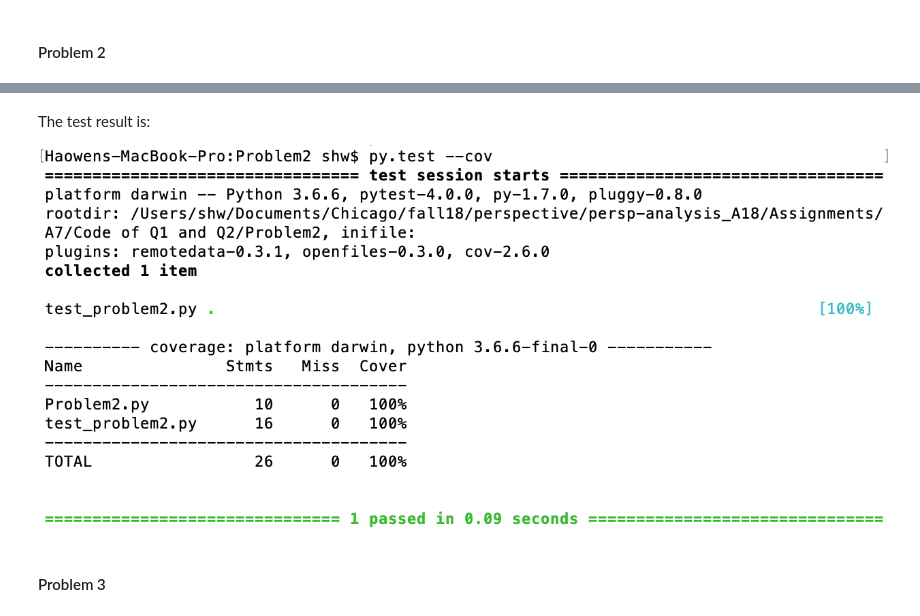
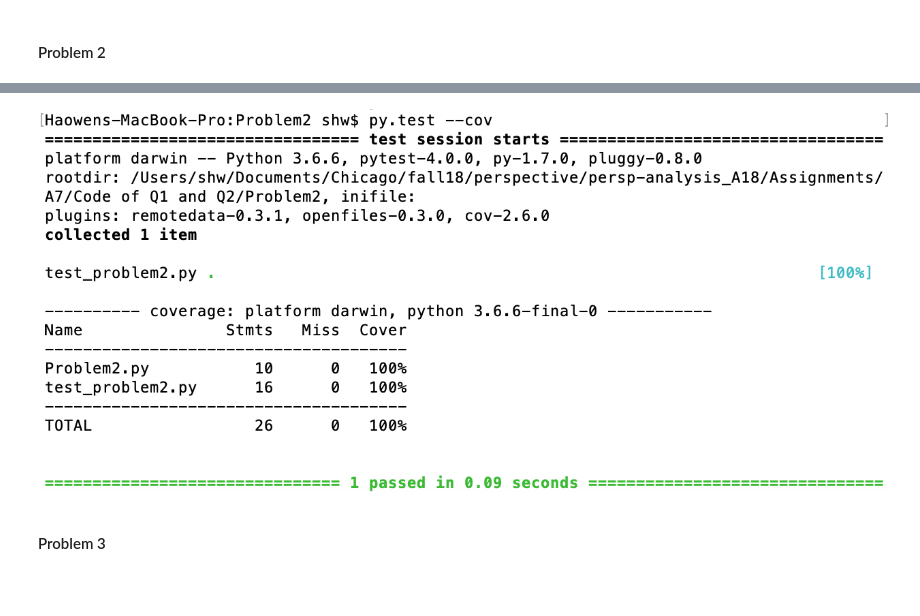
Before and after one commit to HaowenShang/persp-analysis_A18, a Jupyter notebook: Assignments/A7/Question1&Question2.ipynb, the cells around one changed output, grey strips where cells are left out. Saved outputs shown, nothing was run; the diff lists cells and outputs as text; code cells hidden in the pictures; blank space fills up the shorter version.

```diff
--- a/Assignments/A7/Question1&Question2.ipynb
+++ b/Assignments/A7/Question1&Question2.ipynb
@@ -93,10 +100,12 @@ def test_month_length():
     assert p2.month_length("November") == 30, "failed on November"
     assert p2.month_length("December") == 31, "failed on December"
     assert p2.month_length("abc") == None, "failed on invalid input"
-# %% [markdown]
-The test result is:
-
-![Problem2.png](attachment:Problem2.png)
+# %%
+# The test result is:
+from IPython.display import Image
+Image (filename="Problem2.png")
+# %% [output]
+[figure, added]
 # %% [markdown]
 #### Problem 3
 # %%
```
Also changed, not shown: parts of 13 cells of this notebook, 8 other files.
